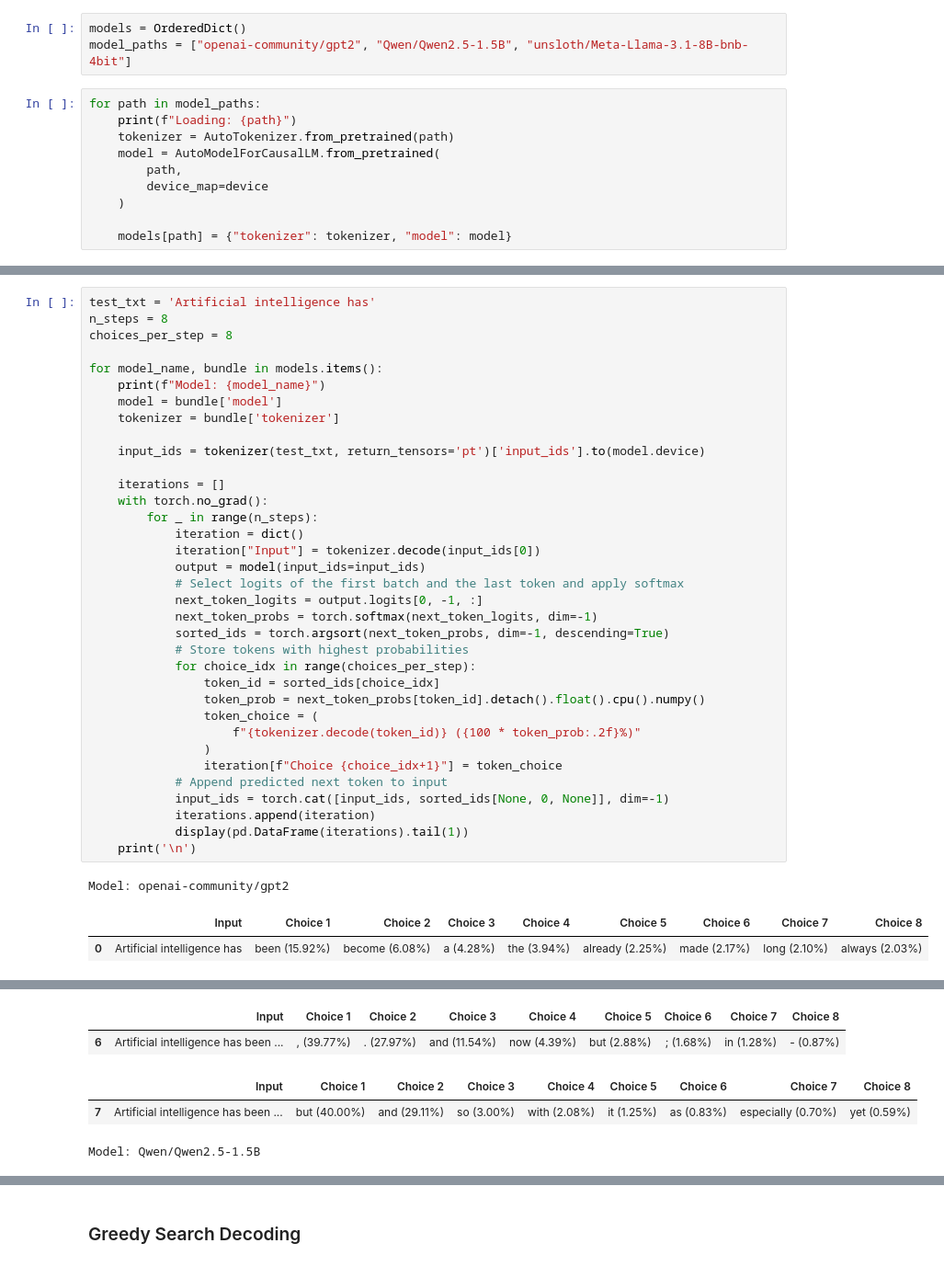
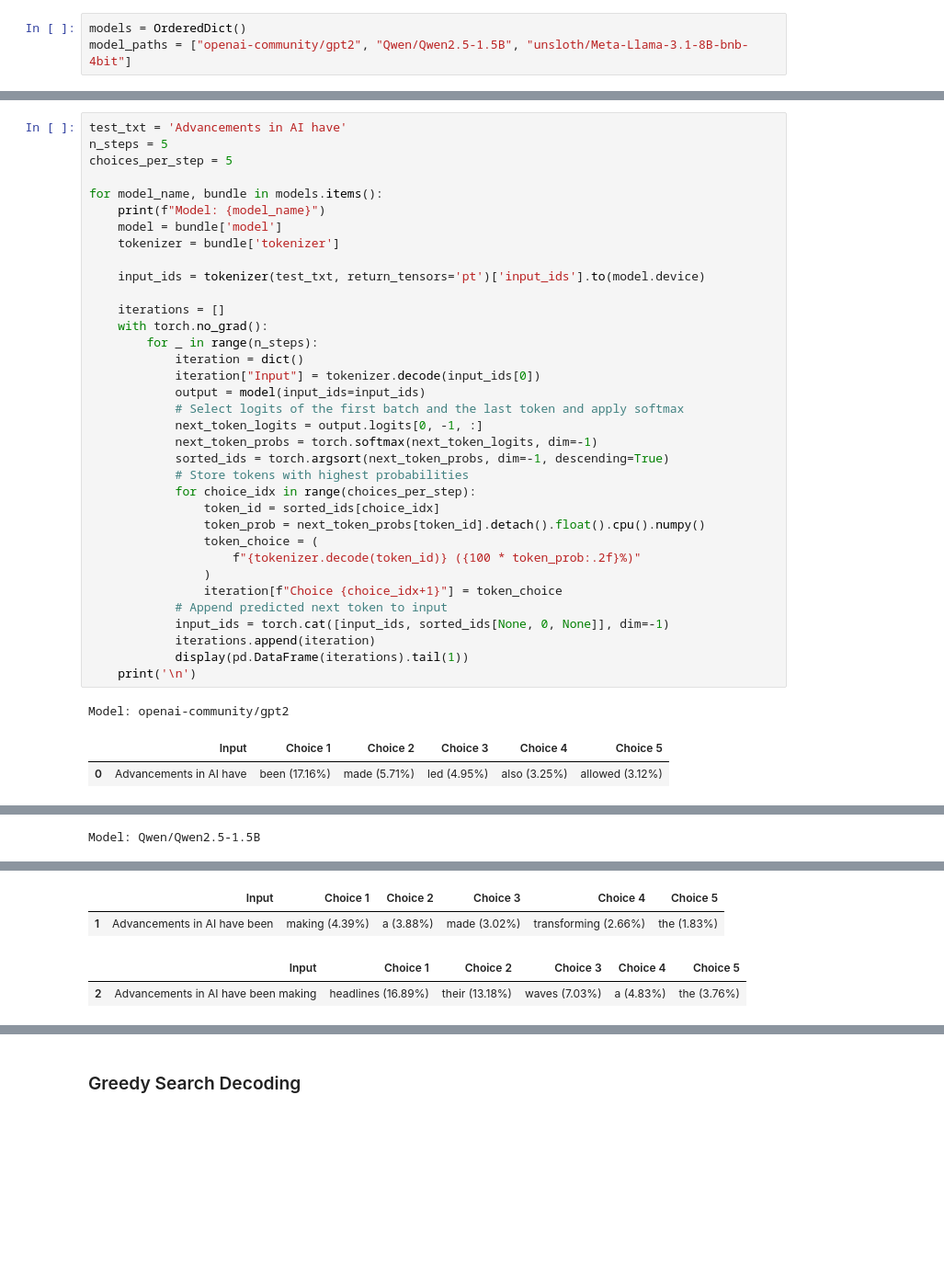
Before and after one commit to swhite-10/mn5162, a Jupyter notebook: section2/mn5162_etivity2_13159178.ipynb, the cells around one changed output, grey strips where cells are left out. Shown at 92% size. Drawn from its saved outputs; the diff is of its cells as text; blank space fills up the shorter version.

```diff
--- a/section2/mn5162_etivity2_13159178.ipynb
+++ b/section2/mn5162_etivity2_13159178.ipynb
@@ -31,13 +117,3 @@ input_txt
 # %%
 models = OrderedDict()
 model_paths = ["openai-community/gpt2", "Qwen/Qwen2.5-1.5B", "unsloth/Meta-Llama-3.1-8B-bnb-4bit"]
-# %%
-for path in model_paths:
-    print(f"Loading: {path}")
-    tokenizer = AutoTokenizer.from_pretrained(path)
-    model = AutoModelForCausalLM.from_pretrained(
-        path,
-        device_map=device
-    )
-
-    models[path] = {"tokenizer": tokenizer, "model": model}
@@ -65,39 +176,39 @@ print(cuda_report())
 # %%
-test_txt = 'Artificial intelligence has'
-n_steps = 8
-choices_per_step = 8
+test_txt = 'Advancements in AI have'
+n_steps = 5
+choices_per_step = 5
 
 for model_name, bundle in models.items():
     print(f"Model: {model_name}")
     model = bundle['model']
     tokenizer = bundle['tokenizer']
 
     input_ids = tokenizer(test_txt, return_tensors='pt')['input_ids'].to(model.device)
 
     iterations = []
     with torch.no_grad():
         for _ in range(n_steps):
             iteration = dict()
             iteration["Input"] = tokenizer.decode(input_ids[0])
             output = model(input_ids=input_ids)
             # Select logits of the first batch and the last token and apply softmax
             next_token_logits = output.logits[0, -1, :]
             next_token_probs = torch.softmax(next_token_logits, dim=-1)
             sorted_ids = torch.argsort(next_token_probs, dim=-1, descending=True)
             # Store tokens with highest probabilities
             for choice_idx in range(choices_per_step):
                 token_id = sorted_ids[choice_idx]
                 token_prob = next_token_probs[token_id].detach().float().cpu().numpy()
                 token_choice = (
                     f"{tokenizer.decode(token_id)} ({100 * token_prob:.2f}%)"
                 )
                 iteration[f"Choice {choice_idx+1}"] = token_choice
             # Append predicted next token to input
             input_ids = torch.cat([input_ids, sorted_ids[None, 0, None]], dim=-1)
             iterations.append(iteration)
             display(pd.DataFrame(iterations).tail(1))
     print('\n')
 # %% [output]
 Model: openai-community/gpt2
-|  | Input | Choice 1 | Choice 2 | Choice 3 | Choice 4 | Choice 5 | Choice 6 | Choice 7 | Choice 8 |
-| 0 | Artificial intelligence has | been (15.92%) | become (6.08%) | a (4.28%) | the (3.94%) | already (2.25%) | made (2.17%) | long (2.10%) | always (2.03%) |
+|  | Input | Choice 1 | Choice 2 | Choice 3 | Choice 4 | Choice 5 |
+| 0 | Advancements in AI have | been (17.16%) | made (5.71%) | led (4.95%) | also (3.25%) | allowed (3.12%) |
@@ -111,0 +223 @@ Model: openai-community/gpt2
+Model: Qwen/Qwen2.5-1.5B
@@ -114,5 +226,4 @@ Model: openai-community/gpt2
-|  | Input | Choice 1 | Choice 2 | Choice 3 | Choice 4 | Choice 5 | Choice 6 | Choice 7 | Choice 8 |
-| 6 | Artificial intelligence has been ... | , (39.77%) | . (27.97%) | and (11.54%) | now (4.39%) | but (2.88%) | ; (1.68%) | in (1.28%) | - (0.87%) |
+|  | Input | Choice 1 | Choice 2 | Choice 3 | Choice 4 | Choice 5 |
+| 1 | Advancements in AI have been | making (4.39%) | a (3.88%) | made (3.02%) | transforming (2.66%) | the (1.83%) |
-|  | Input | Choice 1 | Choice 2 | Choice 3 | Choice 4 | Choice 5 | Choice 6 | Choice 7 | Choice 8 |
-| 7 | Artificial intelligence has been ... | but (40.00%) | and (29.11%) | so (3.00%) | with (2.08%) | it (1.25%) | as (0.83%) | especially (0.70%) | yet (0.59%) |
+|  | Input | Choice 1 | Choice 2 | Choice 3 | Choice 4 | Choice 5 |
+| 2 | Advancements in AI have been making | headlines (16.89%) | their (13.18%) | waves (7.03%) | a (4.83%) | the (3.76%) |
-Model: Qwen/Qwen2.5-1.5B
```
Also changed, not shown: parts of 52 cells of this notebook, 1 other file.
